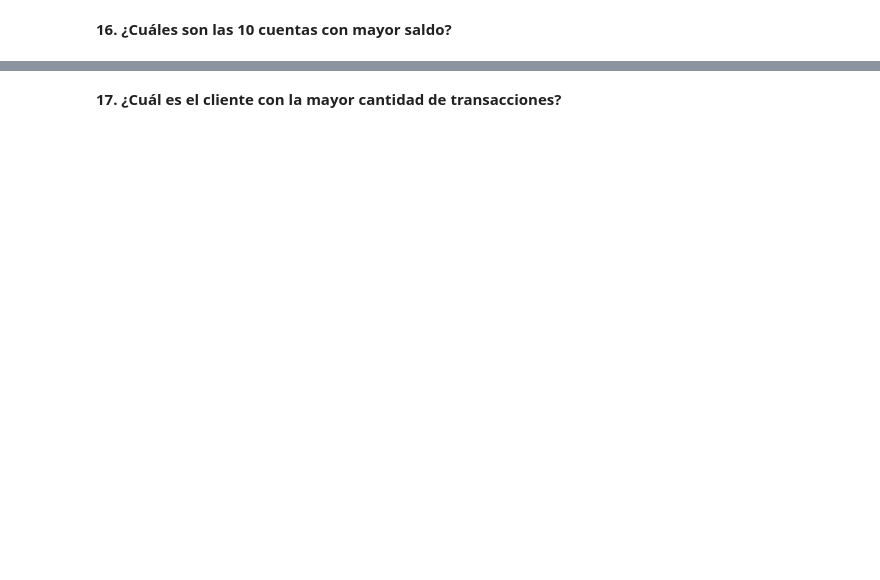
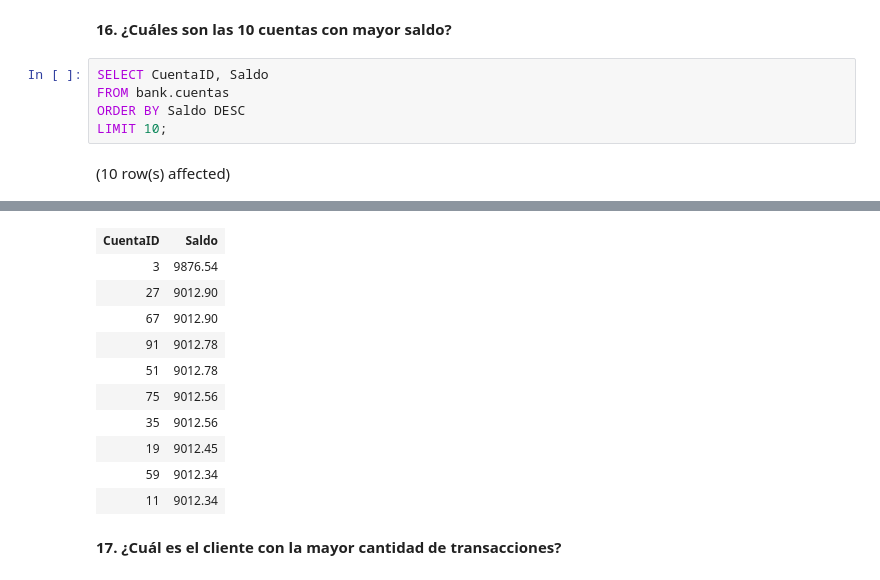
Before and after one commit to mizos0512/curso_sql, a Jupyter notebook: notebooks/Practica_Final_SQL.ipynb, the cells around one changed output, grey strips where cells are left out. Drawn from its saved outputs; the diff is of its cells as text; blank space fills up the shorter version.

```diff
--- a/notebooks/Practica_Final_SQL.ipynb
+++ b/notebooks/Practica_Final_SQL.ipynb
@@ -541,2 +584,9 @@ Total execution time: 00:00:01.013
 # %% [markdown]
 **16. ¿Cuáles son las 10 cuentas con mayor saldo?**
+# %%
+SELECT CuentaID, Saldo
+FROM bank.cuentas
+ORDER BY Saldo DESC
+LIMIT 10;
+# %% [output]
+(10 row(s) affected)
@@ -543,2 +594,13 @@ Total execution time: 00:00:01.013
+| CuentaID | Saldo |
+| 3 | 9876.54 |
+| 27 | 9012.90 |
+| 67 | 9012.90 |
+| 91 | 9012.78 |
+| 51 | 9012.78 |
+| 75 | 9012.56 |
+| 35 | 9012.56 |
+| 19 | 9012.45 |
+| 59 | 9012.34 |
+| 11 | 9012.34 |
 # %% [markdown]
 **17. ¿Cuál es el cliente con la mayor cantidad de transacciones?**
```
Also changed, not shown: parts of 15 cells of this notebook.
